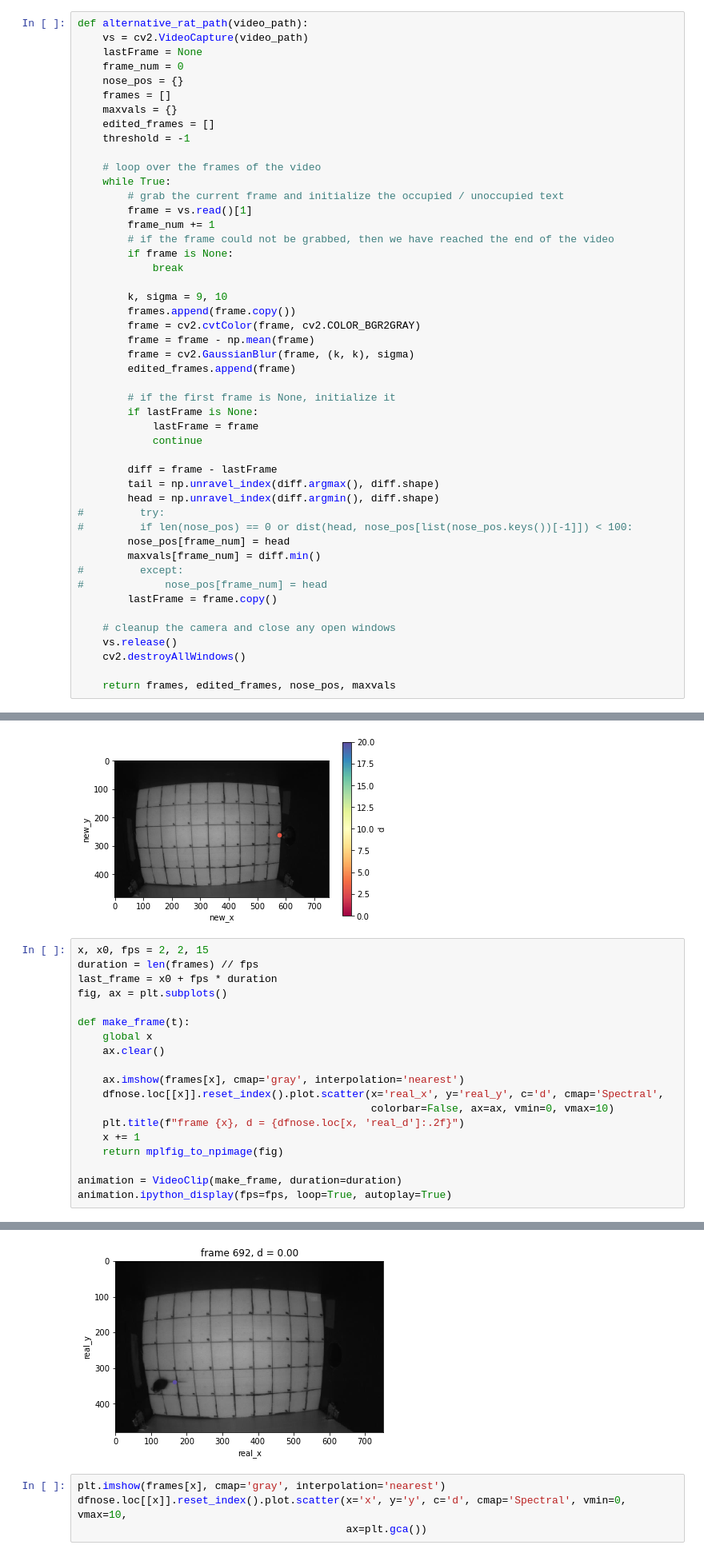
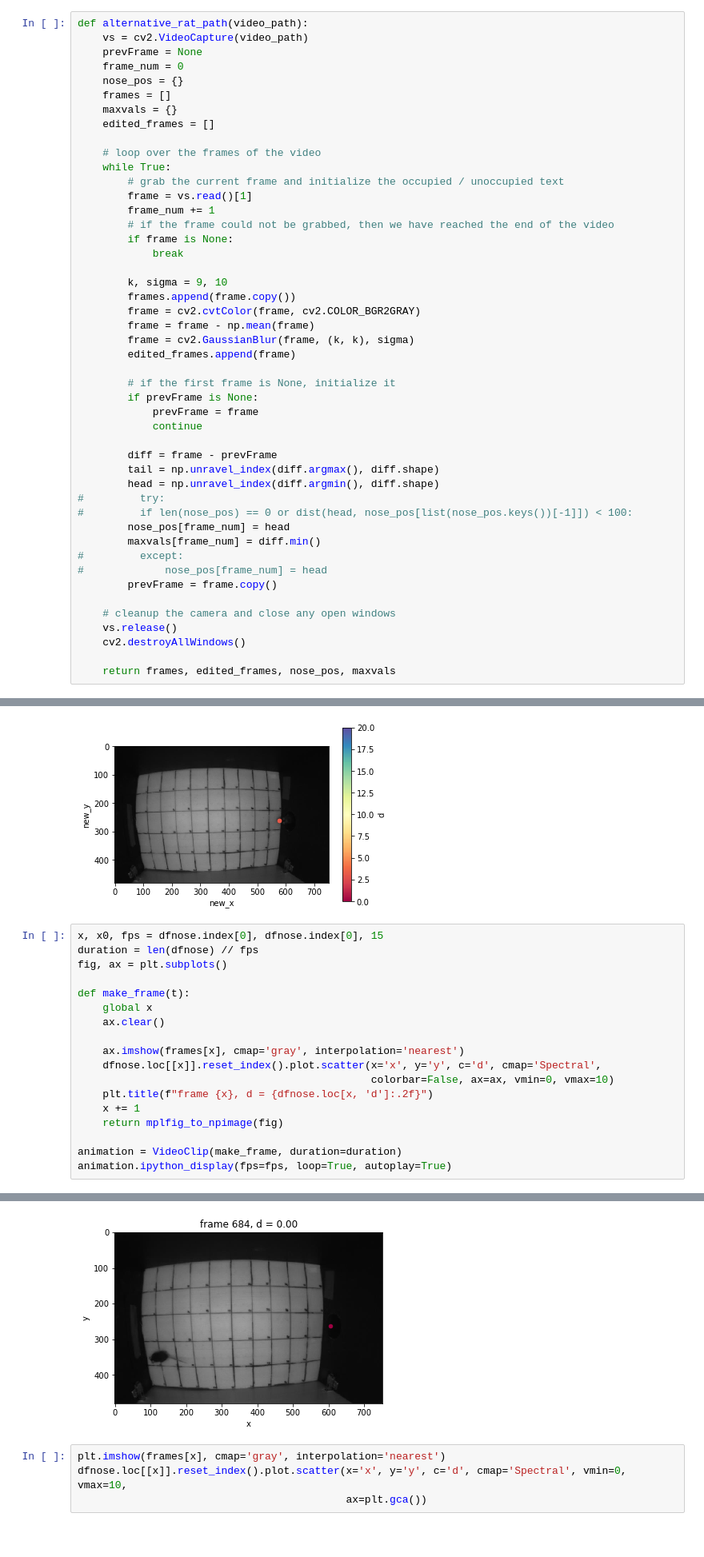
Before and after one commit to bueinat/mouse_tracking, a Jupyter notebook: cv/cv.ipynb, the cells around one changed output, grey strips where cells are left out. Shown at 80% size. Saved outputs shown, nothing was run; the diff lists cells and outputs as text; blank space fills up the shorter version.

```diff
--- a/cv/cv.ipynb
+++ b/cv/cv.ipynb
@@ -157,13 +157,12 @@ It's only the basic thing - finding max point
 # %%
 def alternative_rat_path(video_path):
     vs = cv2.VideoCapture(video_path)
-    lastFrame = None
+    prevFrame = None
     frame_num = 0
     nose_pos = {}
     frames = []
     maxvals = {}
     edited_frames = []
-    threshold = -1
 
     # loop over the frames of the video
     while True:
@@ -182,11 +181,11 @@ def alternative_rat_path(video_path):
         edited_frames.append(frame)
 
         # if the first frame is None, initialize it
-        if lastFrame is None:
-            lastFrame = frame
+        if prevFrame is None:
+            prevFrame = frame
             continue
 
-        diff = frame - lastFrame
+        diff = frame - prevFrame
         tail = np.unravel_index(diff.argmax(), diff.shape)
         head = np.unravel_index(diff.argmin(), diff.shape)
 #         try:
@@ -195,7 +194,7 @@ def alternative_rat_path(video_path):
         maxvals[frame_num] = diff.min()
 #         except:
 #             nose_pos[frame_num] = head
-        lastFrame = frame.copy()
+        prevFrame = frame.copy()
 
     # cleanup the camera and close any open windows
     vs.release()
@@ -359,31 +462,30 @@ dfnose.loc[[x]].reset_index().plot.scatter(x='new_x', y='new_y', c='new_d', cmap
 <AxesSubplot:xlabel='new_x', ylabel='new_y'>
 [figure]
 # %%
-x, x0, fps = 2, 2, 15
-duration = len(frames) // fps
-last_frame = x0 + fps * duration
+x, x0, fps = dfnose.index[0], dfnose.index[0], 15
+duration = len(dfnose) // fps
 fig, ax = plt.subplots()
 
 def make_frame(t):
     global x
     ax.clear()
 
     ax.imshow(frames[x], cmap='gray', interpolation='nearest')
-    dfnose.loc[[x]].reset_index().plot.scatter(x='real_x', y='real_y', c='d', cmap='Spectral',
+    dfnose.loc[[x]].reset_index().plot.scatter(x='x', y='y', c='d', cmap='Spectral',
                                                colorbar=False, ax=ax, vmin=0, vmax=10)
-    plt.title(f"frame {x}, d = {dfnose.loc[x, 'real_d']:.2f}")
+    plt.title(f"frame {x}, d = {dfnose.loc[x, 'd']:.2f}")
     x += 1
     return mplfig_to_npimage(fig)
 
 animation = VideoClip(make_frame, duration=duration)
 animation.ipython_display(fps=fps, loop=True, autoplay=True)
 # %% [output]
 Moviepy - Building video __temp__.mp4.
 Moviepy - Writing video __temp__.mp4
 Moviepy - Done !
 Moviepy - video ready __temp__.mp4
 <moviepy.video.io.html_tools.HTML2 object>
-[figure, old version]
+[figure, new version]
 # %%
 plt.imshow(frames[x], cmap='gray', interpolation='nearest')
 dfnose.loc[[x]].reset_index().plot.scatter(x='x', y='y', c='d', cmap='Spectral', vmin=0, vmax=10,
```
Also changed, not shown: parts of 9 cells of this notebook, 2 other files.
